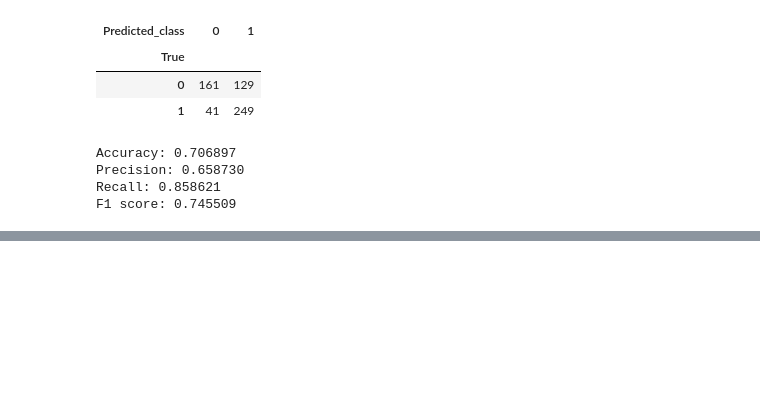
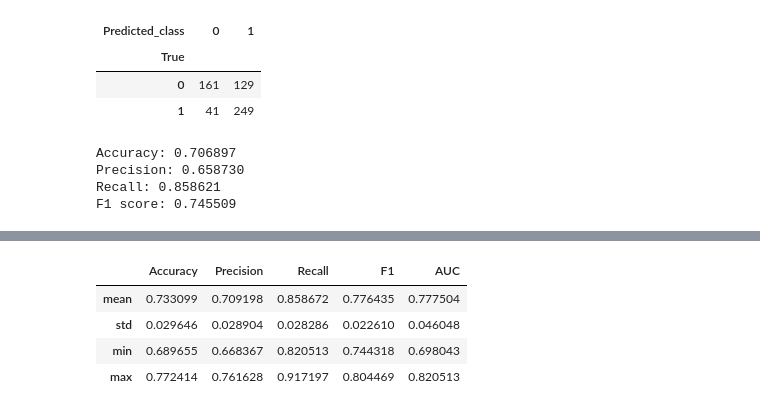
Before and after one commit to Aveek-Saha/TwitterFakeNet, a Jupyter notebook: GNN.ipynb, the cells around one changed output, grey strips where cells are left out. Saved outputs shown, nothing was run; the diff lists cells and outputs as text; code cells hidden in the pictures; blank space fills up the shorter version.

```diff
--- a/GNN.ipynb
+++ b/GNN.ipynb
@@ -520,0 +517,8 @@ scores.describe()
+# %%
+scores.describe().loc[['mean', 'std', 'min', 'max']]
+# %% [output]
+|  | Accuracy | Precision | Recall | F1 | AUC |
+| mean | 0.733099 | 0.709198 | 0.858672 | 0.776435 | 0.777504 |
+| std | 0.029646 | 0.028904 | 0.028286 | 0.022610 | 0.046048 |
+| min | 0.689655 | 0.668367 | 0.820513 | 0.744318 | 0.698043 |
+| max | 0.772414 | 0.761628 | 0.917197 | 0.804469 | 0.820513 |
```
Also changed, not shown: parts of 4 cells of this notebook.
